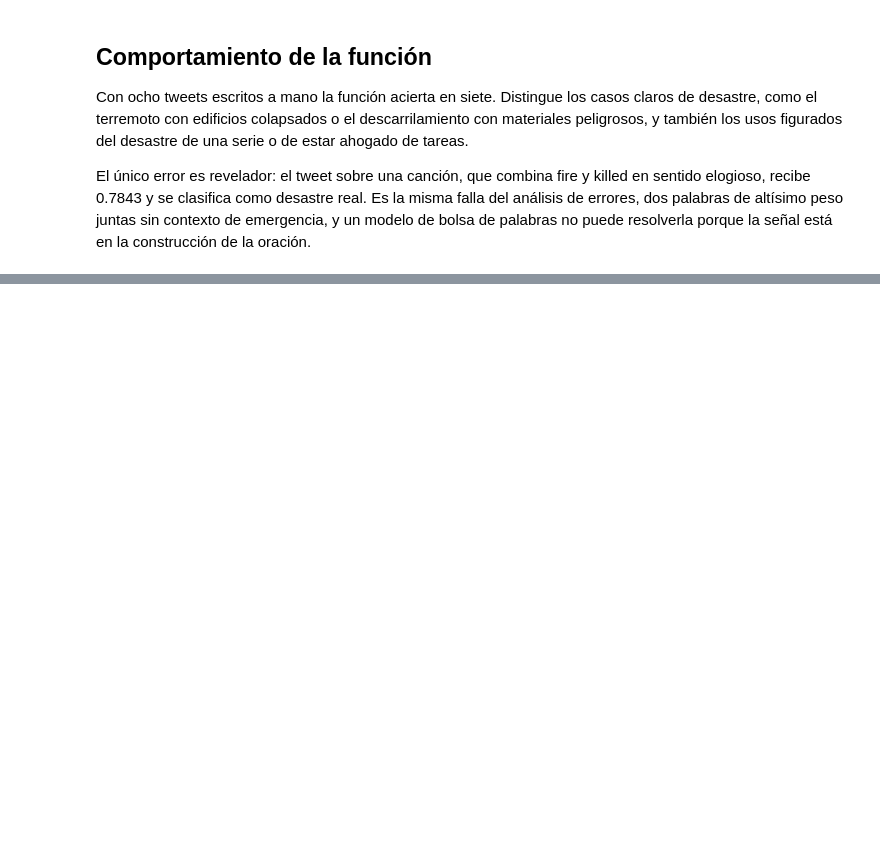
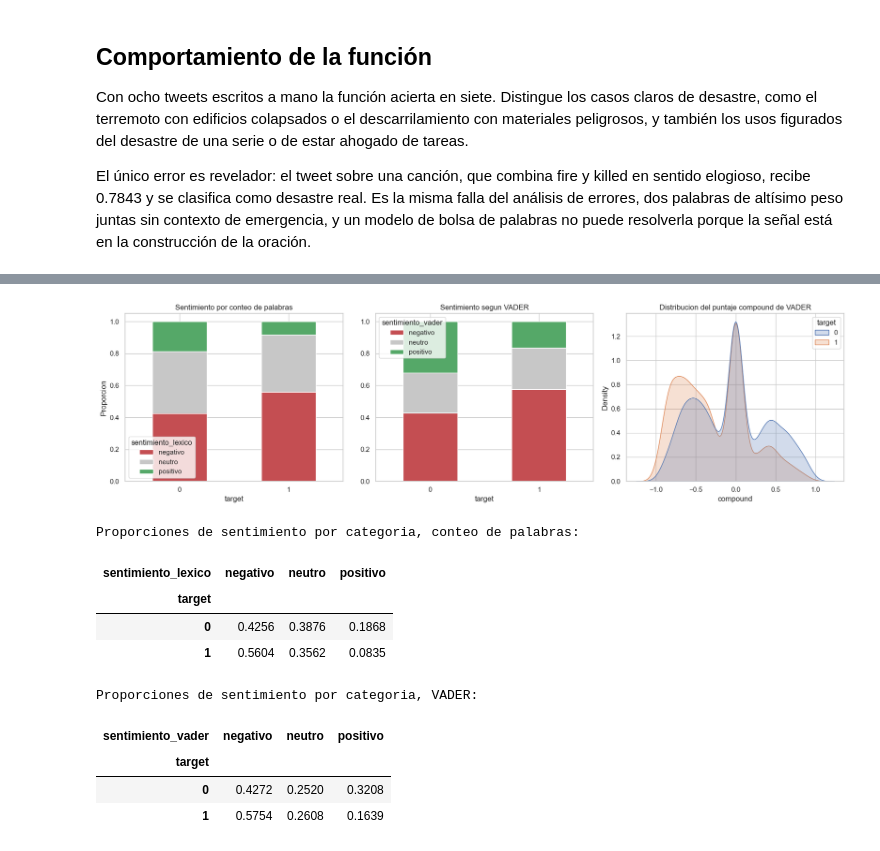
Before and after one commit to erickguerra2/LAB05-DATA, a Jupyter notebook: Laboratorio5.ipynb, the cells around one changed output, grey strips where cells are left out. Drawn from its saved outputs; the diff is of its cells as text; code cells hidden in the pictures; blank space fills up the shorter version.

```diff
--- a/Laboratorio5.ipynb
+++ b/Laboratorio5.ipynb
@@ -1334,0 +1524,38 @@ El único error es revelador: el tweet sobre una canción, que combina fire y ki
+# %%
+fig, axes = plt.subplots(1, 3, figsize=(17, 4.8))
+
+tabla_lex = pd.crosstab(df["target"], df["sentimiento_lexico"], normalize="index")
+tabla_lex.plot(kind="bar", stacked=True, ax=axes[0], rot=0,
+               color={"negativo": "#c44e52", "neutro": "#c7c7c7", "positivo": "#55a868"})
+axes[0].set_title("Sentimiento por conteo de palabras")
+axes[0].set_xlabel("target")
+axes[0].set_ylabel("Proporcion")
+
+tabla_vad = pd.crosstab(df["target"], df["sentimiento_vader"], normalize="index")
+tabla_vad.plot(kind="bar", stacked=True, ax=axes[1], rot=0,
+               color={"negativo": "#c44e52", "neutro": "#c7c7c7", "positivo": "#55a868"})
+axes[1].set_title("Sentimiento segun VADER")
+axes[1].set_xlabel("target")
+
+sns.kdeplot(data=df, x="vader_compound", hue="target", fill=True, common_norm=False, ax=axes[2])
+axes[2].set_title("Distribucion del puntaje compound de VADER")
+axes[2].set_xlabel("compound")
+guardar_fig("14_sentimiento_por_categoria")
+plt.show()
+
+print("Proporciones de sentimiento por categoria, conteo de palabras:")
+display(tabla_lex.round(4))
+print("Proporciones de sentimiento por categoria, VADER:")
+display(tabla_vad.round(4))
+# %% [output]
+[figure, added]
+Proporciones de sentimiento por categoria, conteo de palabras:
+| sentimiento_lexico | negativo | neutro | positivo |
+| target |  |  |  |
+| 0 | 0.4256 | 0.3876 | 0.1868 |
+| 1 | 0.5604 | 0.3562 | 0.0835 |
+Proporciones de sentimiento por categoria, VADER:
+| sentimiento_vader | negativo | neutro | positivo |
+| target |  |  |  |
+| 0 | 0.4272 | 0.2520 | 0.3208 |
+| 1 | 0.5754 | 0.2608 | 0.1639 |
```
Also changed, not shown: parts of 15 cells of this notebook, 4 other files.
